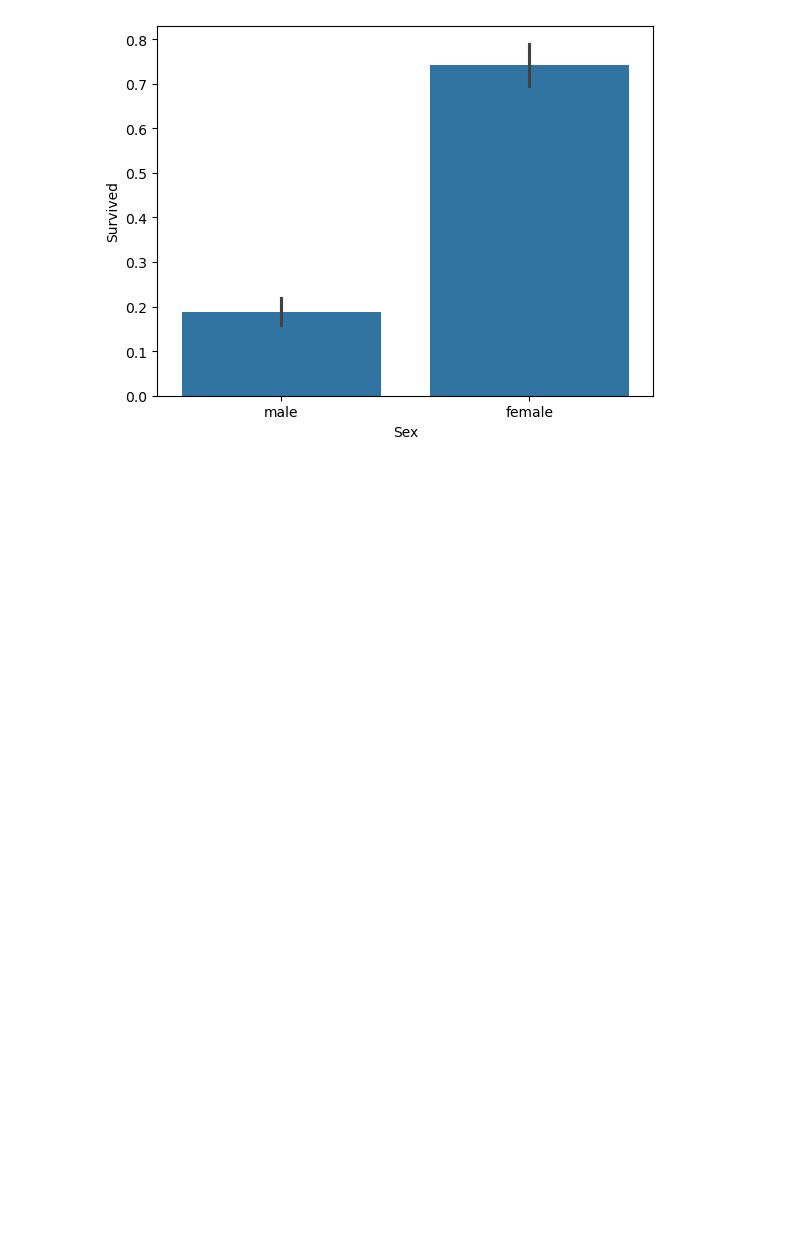
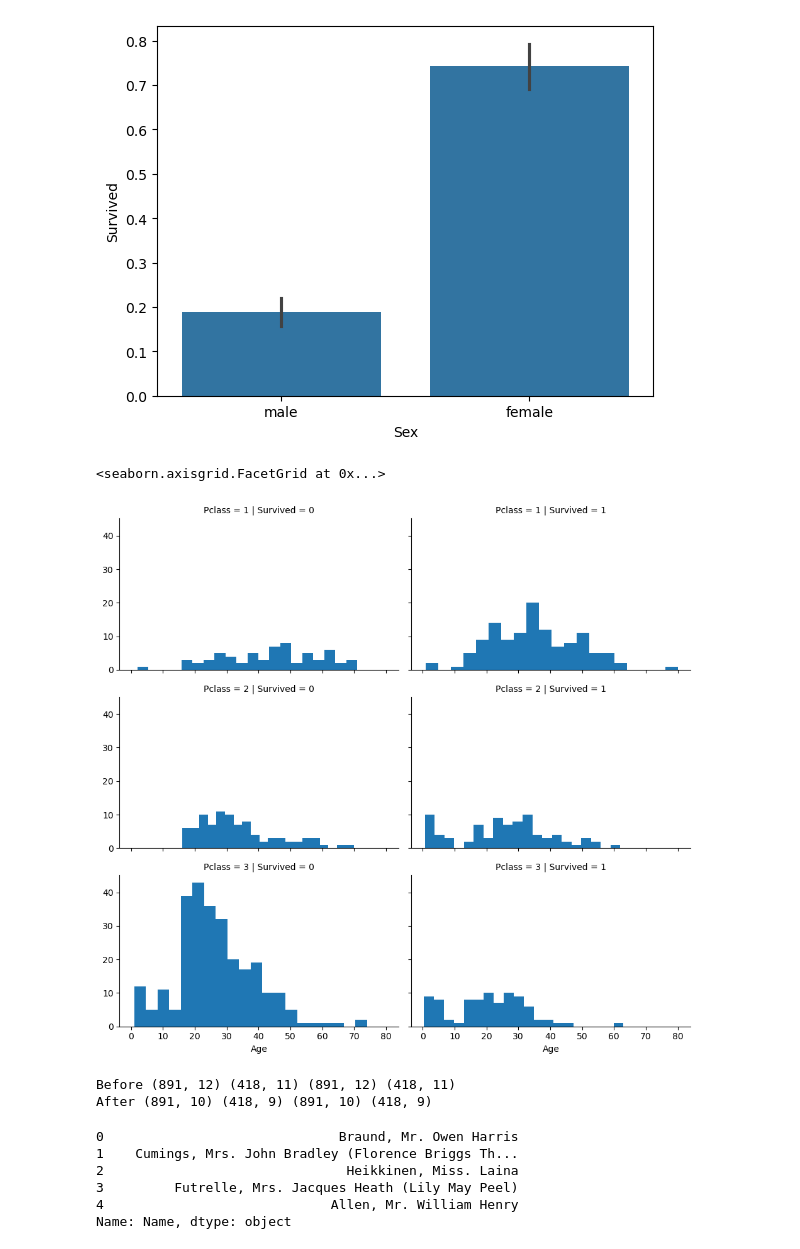
Before and after one commit to manishbhatia7/Kaggle, a Jupyter notebook: Competition Datasets/Titanic Machine Learning from Disaster/titanic.ipynb, the cells around one changed output. Cells and saved outputs as stored; diff of their text form; code cells hidden in the pictures; blank space fills up the shorter version.

```diff
--- a/Competition Datasets/Titanic Machine Learning from Disaster/titanic.ipynb
+++ b/Competition Datasets/Titanic Machine Learning from Disaster/titanic.ipynb
@@ -136,3 +136,28 @@ sns.barplot(x='Sex',y='Survived',data=train)
 # %% [output]
 <Axes: xlabel='Sex', ylabel='Survived'>
 [figure]
+# %%
+g=sns.FacetGrid(train,col='Survived',row='Pclass',aspect=1.6)
+g.map(plt.hist,'Age',bins=20)
+g.add_legend()
+# %% [output]
+<seaborn.axisgrid.FacetGrid at 0x...>
+[figure, added]
+# %%
+print("Before",train.shape,test.shape,combined[0].shape,combined[1].shape)
+train=train.drop(['Ticket','Cabin'],axis=1)
+test=test.drop(['Ticket','Cabin'],axis=1)
+combined=[train,test]
+print("After",train.shape,test.shape,combined[0].shape,combined[1].shape)
+# %% [output]
+Before (891, 12) (418, 11) (891, 12) (418, 11)
+After (891, 10) (418, 9) (891, 10) (418, 9)
+# %%
+train['Name'].head()
+# %% [output]
+0                              Braund, Mr. Owen Harris
+1    Cumings, Mrs. John Bradley (Florence Briggs Th...
+2                               Heikkinen, Miss. Laina
+3         Futrelle, Mrs. Jacques Heath (Lily May Peel)
+4                             Allen, Mr. William Henry
+Name: Name, dtype: object
```
Also changed, not shown: parts of 8 cells of this notebook.
